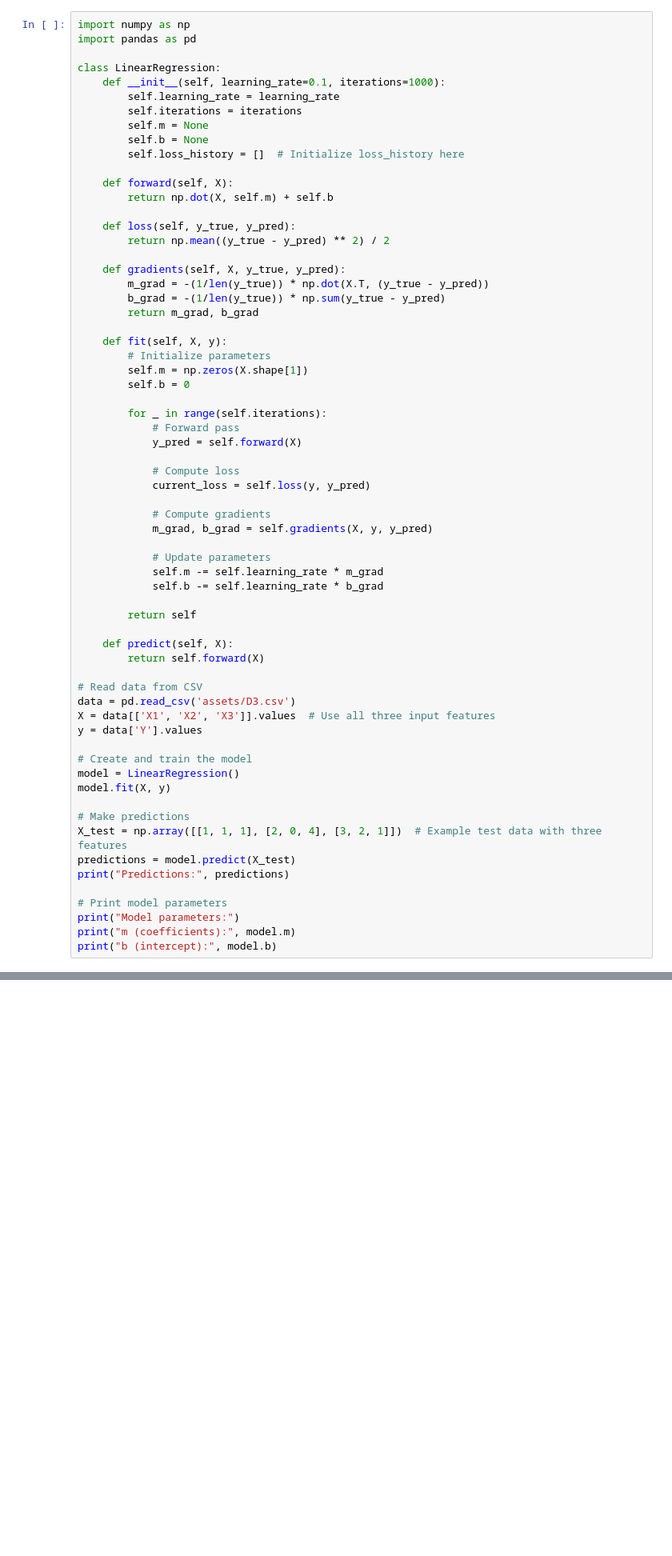
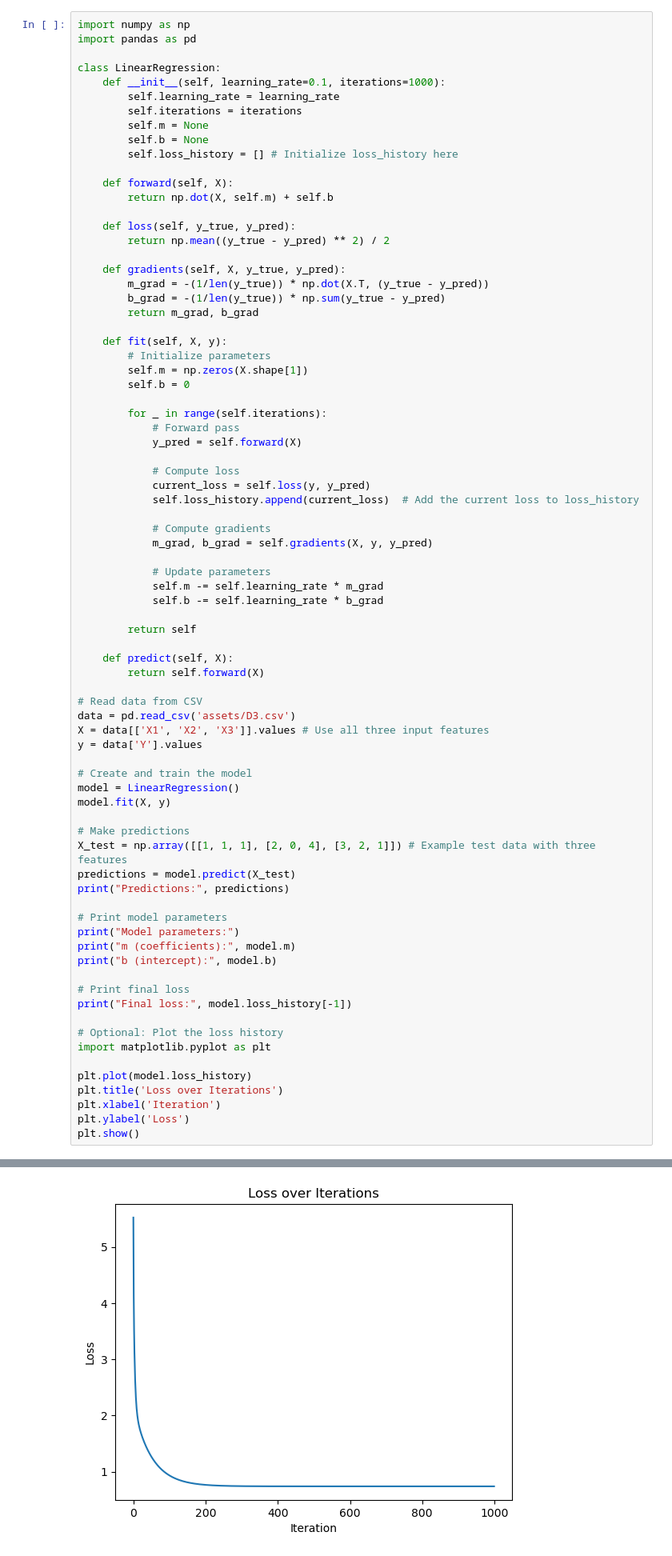
Before and after one commit to RocketDan11/ml, a Jupyter notebook: homework/homework1.ipynb, the cells around one changed output, grey strips where cells are left out. Shown at 80% size. Drawn from its saved outputs; the diff is of its cells as text; blank space fills up the shorter version.

```diff
--- a/homework/homework1.ipynb
+++ b/homework/homework1.ipynb
@@ -347,7 +347,7 @@ class LinearRegression:
         self.iterations = iterations
         self.m = None
         self.b = None
-        self.loss_history = []  # Initialize loss_history here
+        self.loss_history = [] # Initialize loss_history here
 
     def forward(self, X):
         return np.dot(X, self.m) + self.b
@@ -371,6 +371,7 @@ class LinearRegression:
 
             # Compute loss
             current_loss = self.loss(y, y_pred)
+            self.loss_history.append(current_loss)  # Add the current loss to loss_history
 
             # Compute gradients
             m_grad, b_grad = self.gradients(X, y, y_pred)
@@ -386,7 +387,7 @@ class LinearRegression:
 
 # Read data from CSV
 data = pd.read_csv('assets/D3.csv')
-X = data[['X1', 'X2', 'X3']].values  # Use all three input features
+X = data[['X1', 'X2', 'X3']].values # Use all three input features
 y = data['Y'].values
 
 # Create and train the model
@@ -394,7 +395,7 @@ model = LinearRegression()
 model.fit(X, y)
 
 # Make predictions
-X_test = np.array([[1, 1, 1], [2, 0, 4], [3, 2, 1]])  # Example test data with three features
+X_test = np.array([[1, 1, 1], [2, 0, 4], [3, 2, 1]]) # Example test data with three features
 predictions = model.predict(X_test)
 print("Predictions:", predictions)
 
@@ -402,6 +403,18 @@ print("Predictions:", predictions)
 print("Model parameters:")
 print("m (coefficients):", model.m)
 print("b (intercept):", model.b)
+
+# Print final loss
+print("Final loss:", model.loss_history[-1])
+
+# Optional: Plot the loss history
+import matplotlib.pyplot as plt
+
+plt.plot(model.loss_history)
+plt.title('Loss over Iterations')
+plt.xlabel('Iteration')
+plt.ylabel('Loss')
+plt.show()
 # %% [output]
 Predictions: [3.57728282 0.24429082 0.10251123]
 Model parameters:
@@ -410,3 +424,4 @@ b (intercept): 5.313935769531636
+[figure, added]
 # %%
 import matplotlib.pyplot as plt
 from mpl_toolkits.mplot3d import Axes3D
```
Also changed, not shown: parts of 2 cells of this notebook, 1 other file.
